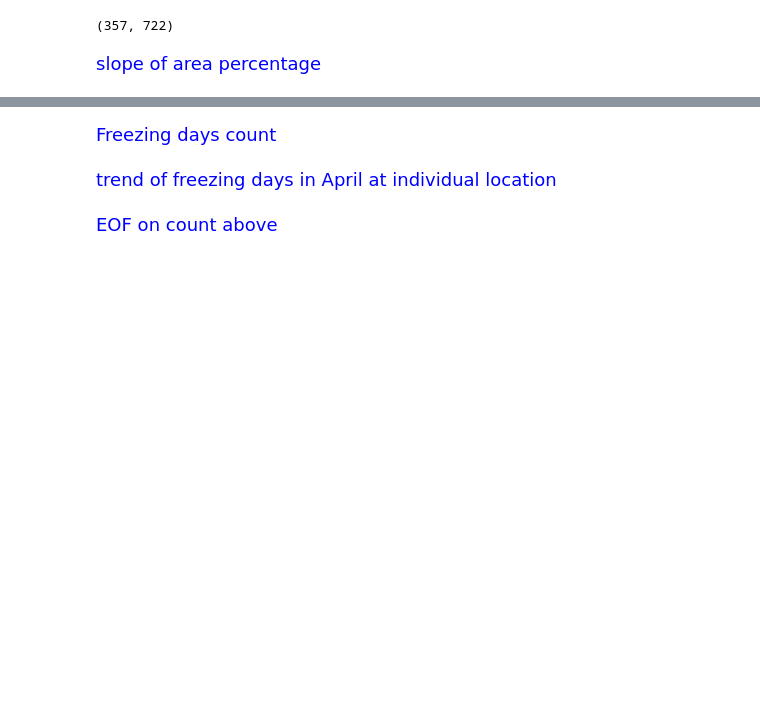
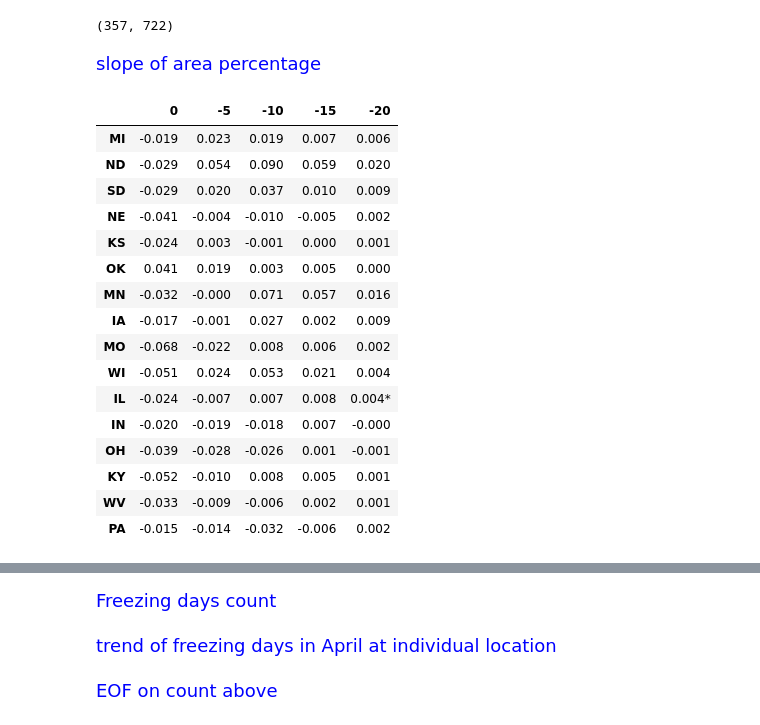
Before and after one commit to Diane1306/ERA5_PRISM, a Jupyter notebook: CompositeAnalysis.ipynb, the cells around one changed output, grey strips where cells are left out. Cells and saved outputs as stored; diff of their text form; code cells hidden in the pictures; blank space fills up the shorter version.

```diff
--- a/CompositeAnalysis.ipynb
+++ b/CompositeAnalysis.ipynb
@@ -94,6 +94,17 @@ y, x
 # plt.savefig('./plot/Composite/MarchTotal.png', bbox_inches='tight')
 # %% [markdown]
 <font size=4 color=blue>slope of area percentage
+# %%
+def color_PositiveNegative(s):
+    if s[0] == '-':
+        color = 'blue'
+        if s[-1] == '*':
+            color = 'deepskyblue'
+    else:
+        color = 'red'
+        if s[-1] == '*':
+            color = 'magenta'
+    return 'color: %s' % color
 # %%
 def color_significance_red(s):
     if s[-1] == '*':
@@ -104,29 +115,48 @@ def color_significance_red(s):
 # %%
 states = ['MI', 'ND', 'SD', 'NE', 'KS', 'OK', 'MN', 'IA', 'MO', 'WI', 'IL', 'IN', 'OH', 'KY', 'WV', 'PA']
 mdmask = [np.load(f'./var/{states[ii]}_mask.npy') for ii in range(16)]
 Tcriteria = [0, -5, -10, -15, -20]
 
 March = np.load('./var/MarchCountState.npy').sum(axis=3)
 April = np.load('./var/AprilCountState.npy').sum(axis=3)
 May = np.load('./var/MayCountState.npy').sum(axis=3)
 data = [March, April, May]
 slope = np.zeros((3, 5, 16))
 pvalue = np.zeros((3, 5, 16))
 X = np.linspace(1, 38, 38)
 for mi in range(3):
     for ti in range(5):
         for si in range(16):
-            r = stats.linregress(X, data[mi][:, ti, si])
+            r = stats.linregress(X[:], data[mi][:, ti, si])
             slope[mi, ti, si] = r.slope
             pvalue[mi, ti, si] = r.pvalue
 table = [[[] for i in range(5)] for j in range(16)]
-mi = 1
+mi = 0
 for si in range(16):
     for ti in range(5):
         if pvalue[mi, ti, si] < .1:
             table[si][ti] = f'{(slope[mi, ti, si]):.3f}*'
         else:
             table[si][ti] = f'{(slope[mi, ti, si]):.3f}'
 table = pd.DataFrame(table)
 table = table.rename(index={i:states[i] for i in range(16)}, columns={i:Tcriteria[i] for i in range(5)})
-table.style.applymap(color_significance_red)
+# table.style.applymap(color_significance_red)
+table.style.applymap(color_PositiveNegative)
+# %% [output]
+|  | 0 | -5 | -10 | -15 | -20 |
+| MI | -0.019 | 0.023 | 0.019 | 0.007 | 0.006 |
+| ND | -0.029 | 0.054 | 0.090 | 0.059 | 0.020 |
+| SD | -0.029 | 0.020 | 0.037 | 0.010 | 0.009 |
+| NE | -0.041 | -0.004 | -0.010 | -0.005 | 0.002 |
+| KS | -0.024 | 0.003 | -0.001 | 0.000 | 0.001 |
+| OK | 0.041 | 0.019 | 0.003 | 0.005 | 0.000 |
+| MN | -0.032 | -0.000 | 0.071 | 0.057 | 0.016 |
+| IA | -0.017 | -0.001 | 0.027 | 0.002 | 0.009 |
+| MO | -0.068 | -0.022 | 0.008 | 0.006 | 0.002 |
+| WI | -0.051 | 0.024 | 0.053 | 0.021 | 0.004 |
+| IL | -0.024 | -0.007 | 0.007 | 0.008 | 0.004* |
+| IN | -0.020 | -0.019 | -0.018 | 0.007 | -0.000 |
+| OH | -0.039 | -0.028 | -0.026 | 0.001 | -0.001 |
+| KY | -0.052 | -0.010 | 0.008 | 0.005 | 0.001 |
+| WV | -0.033 | -0.009 | -0.006 | 0.002 | 0.001 |
+| PA | -0.015 | -0.014 | -0.032 | -0.006 | 0.002 |
```
Also changed, not shown: parts of 6 cells of this notebook, 5 other files.
